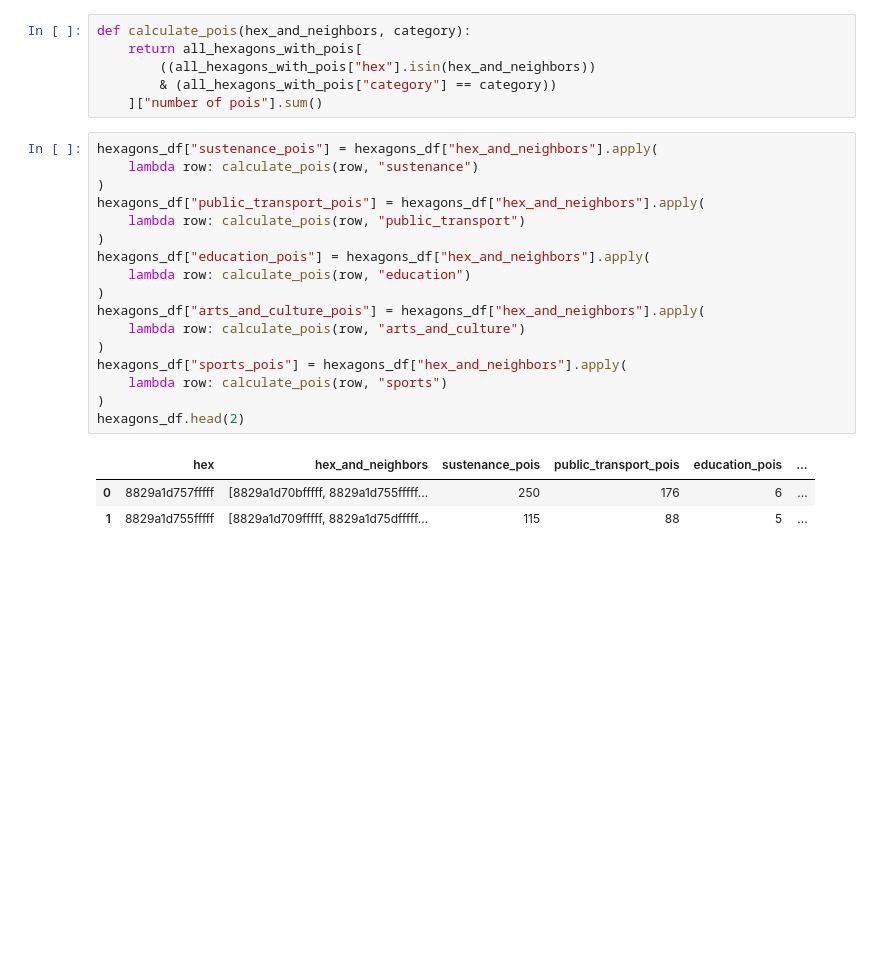
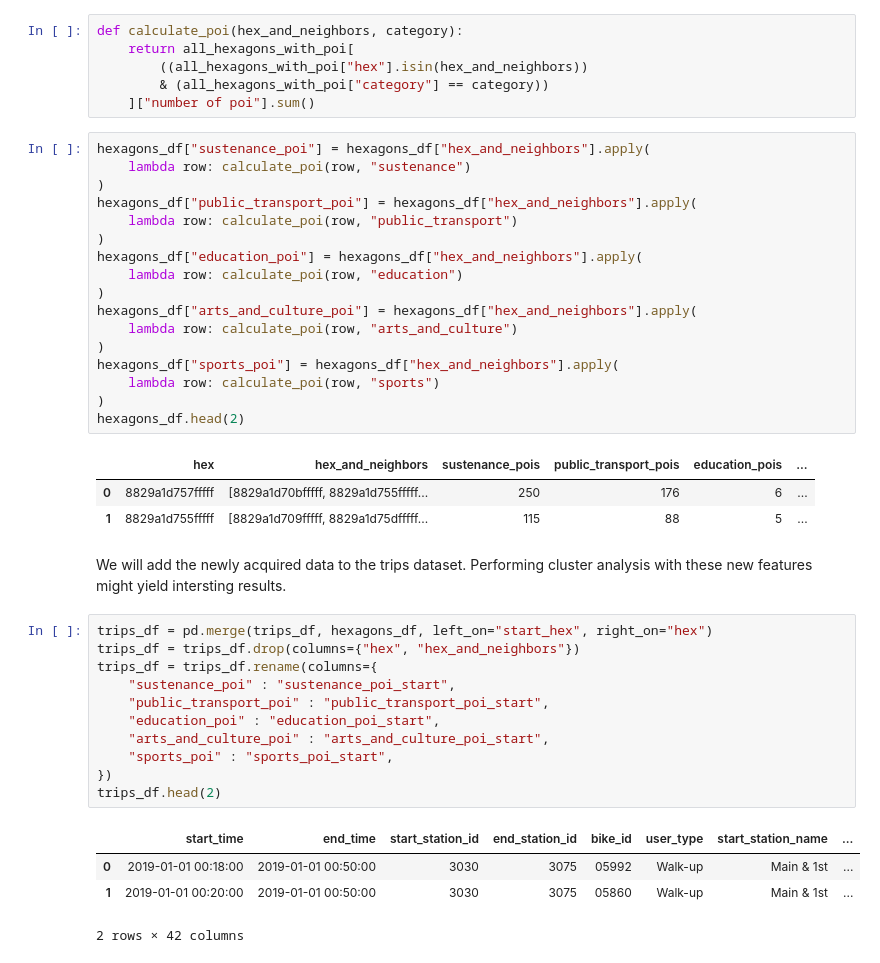
Before and after one commit to katekuian/aa_2021_magma, a Jupyter notebook: 01_data_collection_and_preparation/04_pois.ipynb, the cells around one changed output. Cells and saved outputs as stored; diff of their text form; blank space fills up the shorter version.

```diff
--- a/01_data_collection_and_preparation/04_pois.ipynb
+++ b/01_data_collection_and_preparation/04_pois.ipynb
@@ -193,29 +193,47 @@ hexagons_df['hex_and_neighbors'][0]
  '8829a1d719fffff',
  '8829a1d757fffff']
 # %%
-def calculate_pois(hex_and_neighbors, category):
-    return all_hexagons_with_pois[
-        ((all_hexagons_with_pois["hex"].isin(hex_and_neighbors))
-        & (all_hexagons_with_pois["category"] == category))
-    ]["number of pois"].sum()
+def calculate_poi(hex_and_neighbors, category):
+    return all_hexagons_with_poi[
+        ((all_hexagons_with_poi["hex"].isin(hex_and_neighbors))
+        & (all_hexagons_with_poi["category"] == category))
+    ]["number of poi"].sum()
 # %%
-hexagons_df["sustenance_pois"] = hexagons_df["hex_and_neighbors"].apply(
-    lambda row: calculate_pois(row, "sustenance")
+hexagons_df["sustenance_poi"] = hexagons_df["hex_and_neighbors"].apply(
+    lambda row: calculate_poi(row, "sustenance")
 )
-hexagons_df["public_transport_pois"] = hexagons_df["hex_and_neighbors"].apply(
-    lambda row: calculate_pois(row, "public_transport")
+hexagons_df["public_transport_poi"] = hexagons_df["hex_and_neighbors"].apply(
+    lambda row: calculate_poi(row, "public_transport")
 )
-hexagons_df["education_pois"] = hexagons_df["hex_and_neighbors"].apply(
-    lambda row: calculate_pois(row, "education")
+hexagons_df["education_poi"] = hexagons_df["hex_and_neighbors"].apply(
+    lambda row: calculate_poi(row, "education")
 )
-hexagons_df["arts_and_culture_pois"] = hexagons_df["hex_and_neighbors"].apply(
-    lambda row: calculate_pois(row, "arts_and_culture")
+hexagons_df["arts_and_culture_poi"] = hexagons_df["hex_and_neighbors"].apply(
+    lambda row: calculate_poi(row, "arts_and_culture")
 )
-hexagons_df["sports_pois"] = hexagons_df["hex_and_neighbors"].apply(
-    lambda row: calculate_pois(row, "sports")
+hexagons_df["sports_poi"] = hexagons_df["hex_and_neighbors"].apply(
+    lambda row: calculate_poi(row, "sports")
 )
 hexagons_df.head(2)
 # %% [output]
 |  | hex | hex_and_neighbors | sustenance_pois | public_transport_pois | education_pois | ... |
 | 0 | 8829a1d757fffff | [8829a1d70bfffff, 8829a1d755fffff... | 250 | 176 | 6 | ... |
 | 1 | 8829a1d755fffff | [8829a1d709fffff, 8829a1d75dfffff... | 115 | 88 | 5 | ... |
+# %% [markdown]
+We will add the newly acquired data to the trips dataset. Performing cluster analysis with these new features might yield intersting results.
+# %%
+trips_df = pd.merge(trips_df, hexagons_df, left_on="start_hex", right_on="hex")
+trips_df = trips_df.drop(columns={"hex", "hex_and_neighbors"})
+trips_df = trips_df.rename(columns={
+    "sustenance_poi" : "sustenance_poi_start",
+    "public_transport_poi" : "public_transport_poi_start",
+    "education_poi" : "education_poi_start",
+    "arts_and_culture_poi" : "arts_and_culture_poi_start",
+    "sports_poi" : "sports_poi_start",
+})
+trips_df.head(2)
+# %% [output]
+|  | start_time | end_time | start_station_id | end_station_id | bike_id | user_type | start_station_name | ... |
+| 0 | 2019-01-01 00:18:00 | 2019-01-01 00:50:00 | 3030 | 3075 | 05992 | Walk-up | Main & 1st | ... |
+| 1 | 2019-01-01 00:20:00 | 2019-01-01 00:50:00 | 3030 | 3075 | 05860 | Walk-up | Main & 1st | ... |
+2 rows × 42 columns
```
Also changed, not shown: parts of 21 cells of this notebook.
